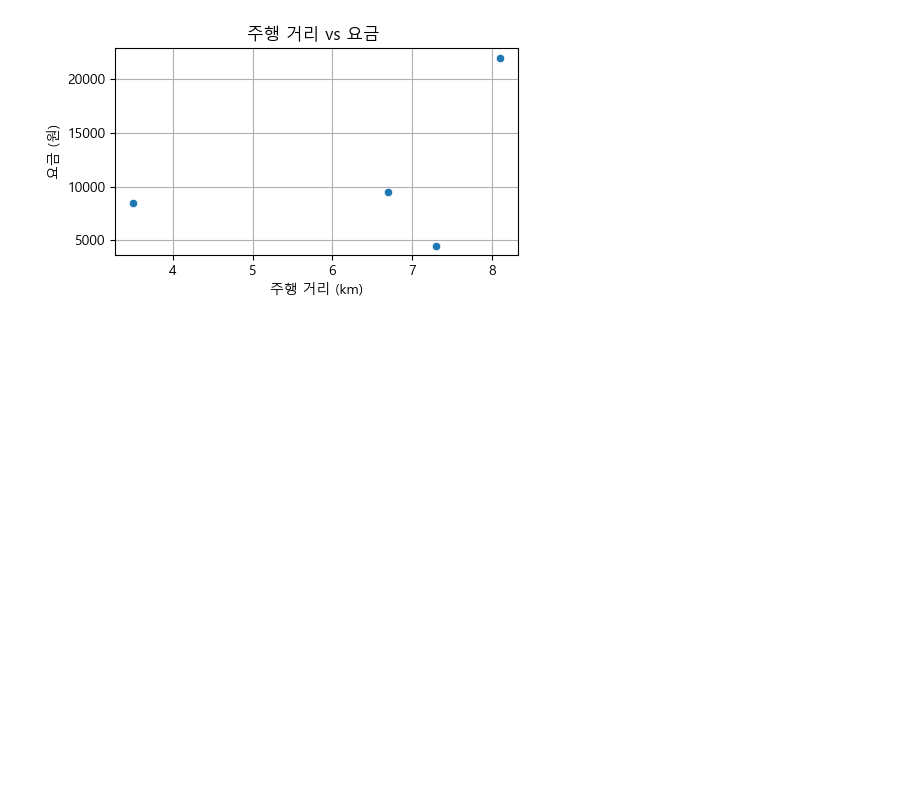
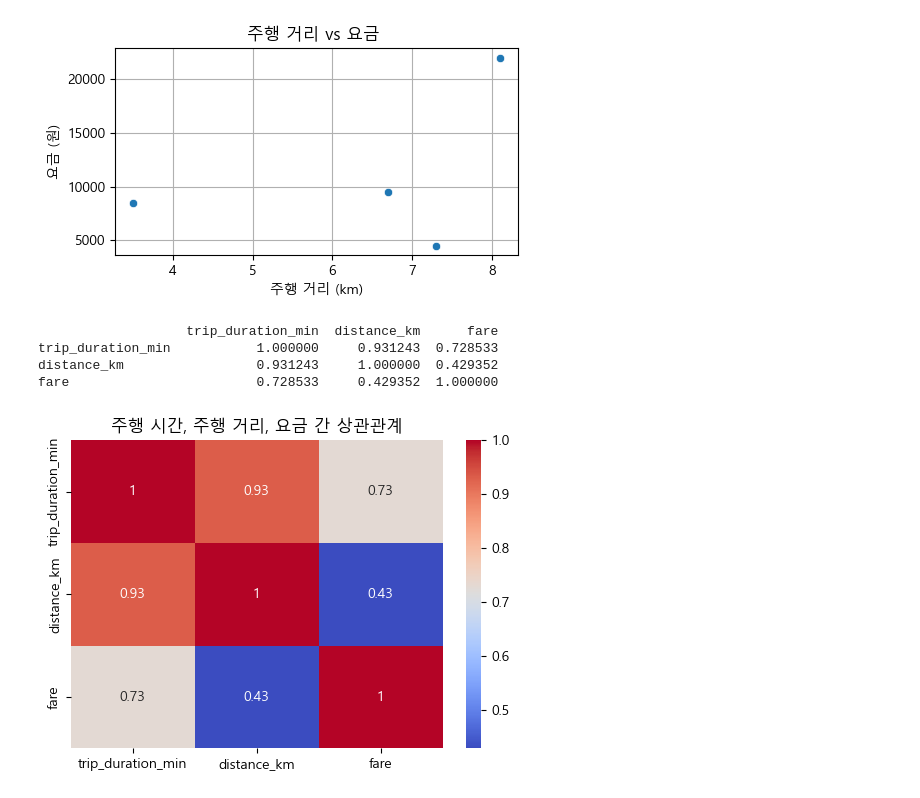
Before and after one commit to Suea-create/first-repository, a Jupyter notebook: 택시이용데이터터.ipynb, the cells around one changed output. Drawn from its saved outputs; the diff is of its cells as text; code cells hidden in the pictures; blank space fills up the shorter version.

```diff
--- a/택시이용데이터터.ipynb
+++ b/택시이용데이터터.ipynb
@@ -108,3 +108,21 @@ dtype: float64
 2          7.3   4500.0         Card
 6          6.7   9500.0         Card
 [figure]
+# %%
+corr = df[['trip_duration_min', 'distance_km', 'fare']].corr()
+print(corr)
+# %% [output]
+                   trip_duration_min  distance_km      fare
+trip_duration_min           1.000000     0.931243  0.728533
+distance_km                 0.931243     1.000000  0.429352
+fare                        0.728533     0.429352  1.000000
+# %%
+import seaborn as sns
+import matplotlib.pyplot as plt
+
+plt.figure(figsize=(6,4))
+sns.heatmap(corr, annot=True, cmap='coolwarm')
+plt.title('주행 시간, 주행 거리, 요금 간 상관관계')
+plt.show()
+# %% [output]
+[figure, added]
```
